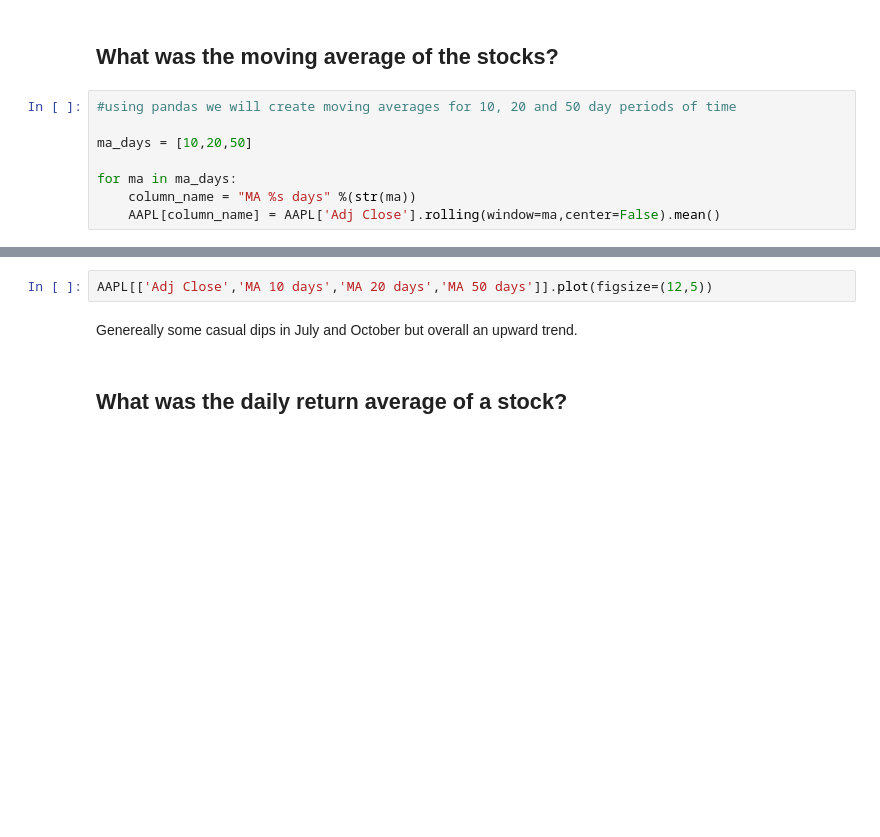
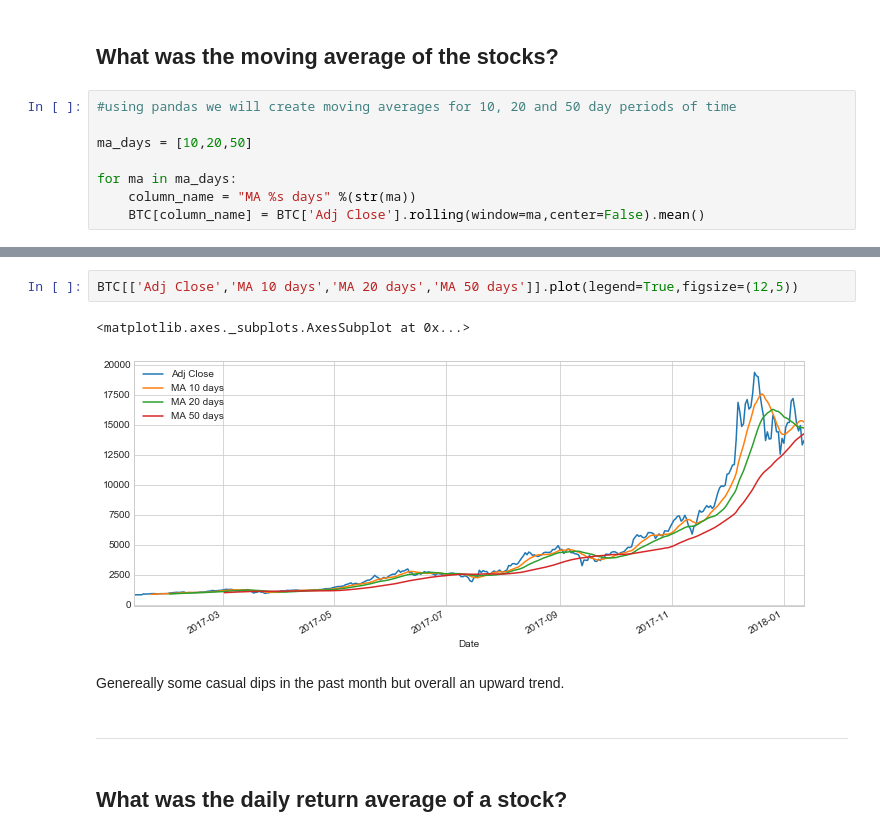
Before and after one commit to melvfnz/data_science_portfolio, a Jupyter notebook: Cryptocurrency Market Analysis.ipynb, the cells around one changed output, grey strips where cells are left out. Cells and saved outputs as stored; diff of their text form; blank space fills up the shorter version.

```diff
--- a/Cryptocurrency Market Analysis.ipynb
+++ b/Cryptocurrency Market Analysis.ipynb
@@ -70,5 +111,5 @@ ma_days = [10,20,50]
 
 for ma in ma_days:
     column_name = "MA %s days" %(str(ma))
-    AAPL[column_name] = AAPL['Adj Close'].rolling(window=ma,center=False).mean()
+    BTC[column_name] = BTC['Adj Close'].rolling(window=ma,center=False).mean()
 # %%
@@ -76,7 +125,12 @@ AAPL.tail()
 # %%
-AAPL[['Adj Close','MA 10 days','MA 20 days','MA 50 days']].plot(figsize=(12,5))
+BTC[['Adj Close','MA 10 days','MA 20 days','MA 50 days']].plot(legend=True,figsize=(12,5))
+# %% [output]
+<matplotlib.axes._subplots.AxesSubplot at 0x...>
+[figure, added]
 # %% [markdown]
-Genereally some casual dips in July and October but overall an upward trend.
+Genereally some casual dips in the past month but overall an upward trend.
+# %% [markdown]
+***
 # %% [markdown]
 ## What was the daily return average of a stock?
 # %%
```
Also changed, not shown: parts of 29 cells of this notebook.
